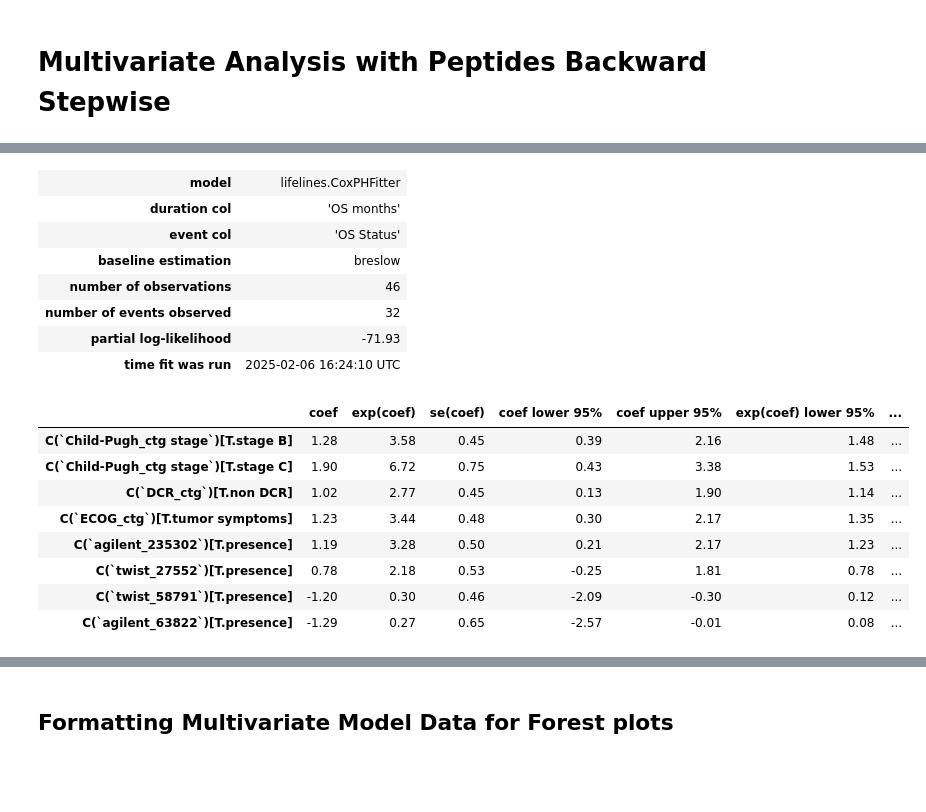
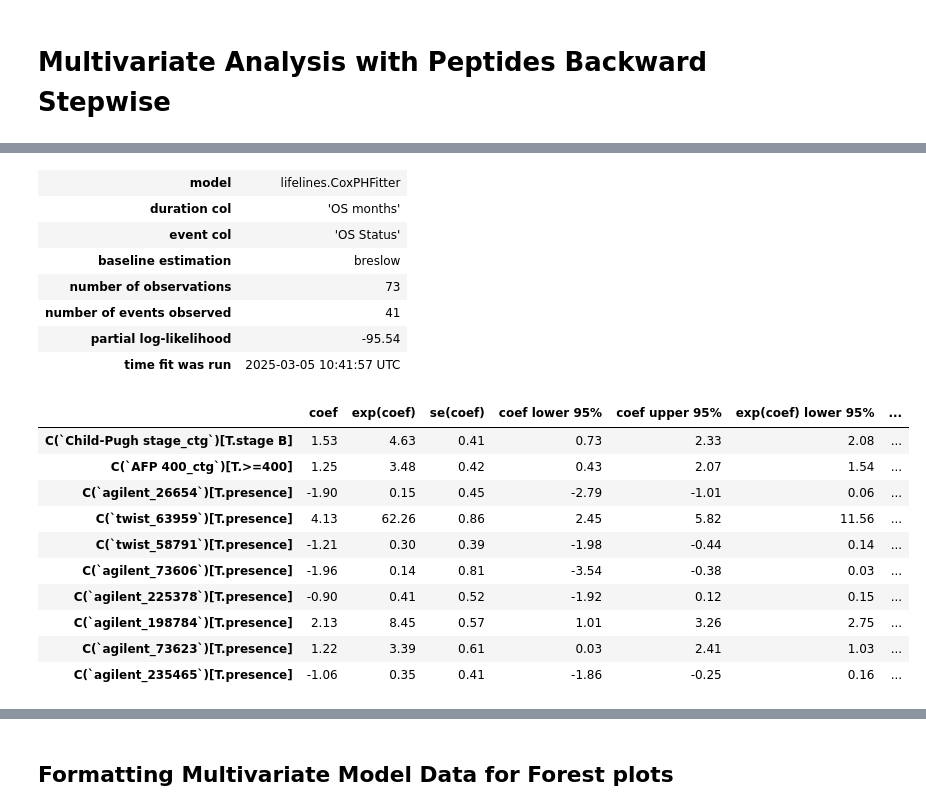
Before and after one commit to csReynaB/HCC-MUW, a Jupyter notebook: survival_analysis_HCC.ipynb, the cells around one changed output, grey strips where cells are left out. Drawn from its saved outputs; the diff is of its cells as text; code cells hidden in the pictures; blank space fills up the shorter version.

```diff
--- a/survival_analysis_HCC.ipynb
+++ b/survival_analysis_HCC.ipynb
@@ -1132,8 +2891,0 @@ plot_time_dependent_auc_with_table(time_points_train, auc_values_train, mean_auc
-# %%
-shap_values_train_df = pd.DataFrame({'SHAP value': np.abs(train_shap_values).mean(0)}, index=X_train.columns).sort_values(by='SHAP value', ascending=False)
-shap_threshold_train = shap_values_train_df['SHAP value'].quantile(0.98)
-top_peptides_train = shap_values_train_df.head(30).index
-# #top_peptides_train = shap_values_train_df[shap_values_train_df['SHAP value'] > shap_threshold_train].index
-shap_values_train_df = pd.DataFrame(train_shap_values, columns=X_train.columns, index=all_validation_indices)
-antigen_scores_time_event_train, antigen_threshold_train, shap_scaler_train, antigen_scaler_train = calculate_antigen_scores_scaled(shap_values_train_df, y_time_train.abs(), y_event_train, top_peptides_train, scaler=None, scaler_antigens=None, threshold=None, val_quantile=40, return_all = True)
-antigen_scores_time_event_train
@@ -1792 +2914,3 @@ with open(f"/home/creyna/Vogl-lab_Projects_git/HCC_MUW_analysis/Data/Predictions
+# %%
+top_peptides_df = feature_manager.get_data_with_target()[top_peptides_train].droplevel(0)
 # %%
@@ -2657,7 +3246,7 @@ C-index on the external validation set: 0.7500
 cph_bwd = CoxPHFitter()
 #formula = " + ".join([f"C(`{p}`)" for p in selected_predictors])
 formula = " + ".join([f"C(`{p}`)" if p not in continuous_predictors else f"`{p}`" for p in selected_predictors])
-cph_bwd.fit(clinical_meta_vienna[["OS months", "OS Status"] + selected_predictors],
+cph_bwd.fit(clinical_meta[["OS months", "OS Status"] + selected_predictors],
         duration_col="OS months", event_col="OS Status", formula=formula)
 
 covariates_groups = cph_bwd.summary.index
@@ -2675,12 +3264,12 @@ for label in covariates_groups:
         else:
             variables[variable] = [group]  # Initialize the variable with a list containing the group
 #variables['agilent_235302'] = ["absence"]
-variables['DCR_ctg'] = ["DCR"]
-variables['Antigen Score (Dichotomized) ctg'] = ["Low Antigen Score"]
+#variables['DCR_ctg'] = ["DCR"]
+#variables['Antigen Score (Dichotomized) ctg'] = ["Low Antigen Score"]
 
 for covariate, values in variables.items():
     # Plot partial effects for each covariate with specified values
-    cleaned_covariate = re.sub(r'(_ctg|stage)', '', covariate)
+    cleaned_covariate = re.sub(r'(100|400|_|ctg)', '', covariate)
     fig, ax = plt.subplots(figsize=(8, 4))
     cph_bwd.plot_partial_effects_on_outcome(covariates=covariate, values=values, cmap='coolwarm', ax=ax)
 
@@ -2692,7 +3281,7 @@ for covariate, values in variables.items():
     plt.tight_layout()
      # Update legend to use the cleaned-up covariate name
     handles, labels = ax.get_legend_handles_labels()
-    ax.legend(handles, [re.sub(r'(_ctg|stage)', '', label) for label in labels])
+    ax.legend(handles, [re.sub(r'( 100| 400|_|ctg|stage )', '', label) for label in labels])
 
     fig_path = Path(config.figures_dir) / f'CoxPhModel_Partial_Effects_Outcome_Backward_{covariate}_{number_peptides}.png'
     plt.savefig(fig_path, dpi=300, bbox_inches='tight')
@@ -2700,18 +3289,15 @@ for covariate, values in variables.items():
 # %% [markdown]
 # Multivariate Analysis with Peptides Backward Stepwise
 # %%
-pass_peptides = ['agilent_235302', 'agilent_241214', 'twist_27552', 'twist_58791', 'agilent_73243', 'twist_28586', 'agilent_63822']
-
-significant_predictors = [significant_predictors_cph[i] for i in [4,9,11]]   #3,4 - ORR,DCR, 5 -BMI, 6 - Cirrhosis, 7 Child-Pugh, 9 - ECOG, 0,11 -AFP, 12 recist, 13 - antigen_score
-significant_predictors = ['Child-Pugh_ctg stage'] + [key for key in predictors_ctg if any(value in key for value in significant_predictors)] + pass_peptides
-
-continuous_predictors = ['AFP']
+significant_predictors = [significant_predictors_cph[i] for i in [4,5,7]]
+significant_predictors = [key for key in predictors_ctg if any(value in key for value in significant_predictors)] + significant_predictors_cph[9:]
+continuous_predictors = ['Sex', 'AFP']
 
 # Step 2: Fit Cox model with all candidate variables
 cph = CoxPHFitter()
 #formula = " + ".join([f"C(`{p}`)" for p in significant_predictors])
 formula = " + ".join([f"C(`{p}`)" if p not in continuous_predictors else f"`{p}`" for p in significant_predictors])
-cph.fit(clinical_meta_vienna[["OS months", "OS Status"] + significant_predictors],
+cph.fit(clinical_meta[["OS months", "OS Status"] + significant_predictors],
         duration_col="OS months", event_col="OS Status", formula=formula)
 
 # Step 3: Start the backward selection process
@@ -2729,7 +3315,7 @@ while len(selected_predictors_peptides) > 0:
 
         formula = " + ".join([f"C(`{p}`)" if p not in continuous_predictors else f"`{p}`" for p in predictors_to_fit])
         #formula = " + ".join([f"C(`{p}`)" for p in predictors_to_fit])
-        cph.fit(clinical_meta_vienna[["OS months", "OS Status"] + predictors_to_fit],
+        cph.fit(clinical_meta[["OS months", "OS Status"] + predictors_to_fit],
                 duration_col="OS months", event_col="OS Status", formula=formula)
 
         # Store the AIC for this candidate model
@@ -2754,7 +3340,7 @@ print("Final Model Predictors:", selected_predictors_peptides)
 cph_bwd_peptides = CoxPHFitter()
 #formula = " + ".join([f"C(`{p}`)" for p in selected_predictors_peptides])
 formula = " + ".join([f"C(`{p}`)" if p not in continuous_predictors else f"`{p}`" for p in selected_predictors_peptides])
-cph_bwd_peptides.fit(clinical_meta_vienna[["OS months", "OS Status"] + selected_predictors_peptides],
+cph_bwd_peptides.fit(clinical_meta[["OS months", "OS Status"] + selected_predictors_peptides],
         duration_col="OS months", event_col="OS Status", formula=formula)
 # Print the final model summary
 cph_bwd_peptides.print_summary()
@@ -2789,13 +3375,13 @@ multivariate_bwd_peptides_cph['P-value'] = multivariate_bwd_peptides_cph['P-valu
 
 print(tabulate(multivariate_bwd_peptides_cph, headers='keys', tablefmt='latex', showindex=False))
 
-# Prepare the external validation set (clinical_meta_hamburg)
-validation_data = clinical_meta_hamburg[["OS months", "OS Status"] + selected_predictors_peptides]
-predicted_risk_scores_bwd_peptides = cph_bwd_peptides.predict_partial_hazard(validation_data)
+# Prepare the external validation set (clinical_meta_validation)
+#validation_data = clinical_meta[["OS months", "OS Status"] + selected_predictors_peptides]
+#predicted_risk_scores_bwd_peptides = cph_bwd_peptides.predict_partial_hazard(validation_data)
 # Calculate the C-index on the external validation set
-c_index_external = concordance_index_ipcw(y_surv_vienna, y_surv_hamburg, predicted_risk_scores_bwd_peptides)[0]
-print(f"C-index on the external validation set: {c_index_external:.4f}")
-#C-index on the external validation set: 0.6809
-#Removed agilent_241214, AIC: 159.86069932874832
-#Final Model Predictors: ['Child-Pugh_ctg stage', 'DCR_ctg', 'ECOG_ctg', 'agilent_235302', 'twist_27552', 'twist_58791', 'agilent_63822']
+#c_index_external = concordance_index_ipcw(y_surv_train, y_surv_val, predicted_risk_scores_bwd_peptides)[0]
+#print(f"C-index on the external validation set: {c_index_external:.4f}")
+#C-index on the external validation set:
+#Removed agilent_241214, AIC: 211.07
+#Final Model Predictors: ['Child-Pugh stage_ctg', 'AFP 400_ctg', 'agilent_26654', 'twist_63959', 'twist_58791', 'agilent_73606', 'agilent_225378', 'agilent_198784', 'agilent_73623', 'agilent_235465']
 # %% [output]
@@ -2807,17 +3393,19 @@ Final Model Predictors: ['Child-Pugh_ctg stage', 'DCR_ctg', 'ECOG_ctg', 'agilent
 | model | lifelines.CoxPHFitter |
 | duration col | 'OS months' |
 | event col | 'OS Status' |
 | baseline estimation | breslow |
-| number of observations | 46 |
-| number of events observed | 32 |
-| partial log-likelihood | -71.93 |
-| time fit was run | 2025-02-06 16:24:10 UTC |
+| number of observations | 73 |
+| number of events observed | 41 |
+| partial log-likelihood | -95.54 |
+| time fit was run | 2025-03-05 10:41:57 UTC |
 |  | coef | exp(coef) | se(coef) | coef lower 95% | coef upper 95% | exp(coef) lower 95% | ... |
-| C(`Child-Pugh_ctg stage`)[T.stage B] | 1.28 | 3.58 | 0.45 | 0.39 | 2.16 | 1.48 | ... |
-| C(`Child-Pugh_ctg stage`)[T.stage C] | 1.90 | 6.72 | 0.75 | 0.43 | 3.38 | 1.53 | ... |
-| C(`DCR_ctg`)[T.non DCR] | 1.02 | 2.77 | 0.45 | 0.13 | 1.90 | 1.14 | ... |
-| C(`ECOG_ctg`)[T.tumor symptoms] | 1.23 | 3.44 | 0.48 | 0.30 | 2.17 | 1.35 | ... |
-| C(`agilent_235302`)[T.presence] | 1.19 | 3.28 | 0.50 | 0.21 | 2.17 | 1.23 | ... |
-| C(`twist_27552`)[T.presence] | 0.78 | 2.18 | 0.53 | -0.25 | 1.81 | 0.78 | ... |
-| C(`twist_58791`)[T.presence] | -1.20 | 0.30 | 0.46 | -2.09 | -0.30 | 0.12 | ... |
-| C(`agilent_63822`)[T.presence] | -1.29 | 0.27 | 0.65 | -2.57 | -0.01 | 0.08 | ... |
+| C(`Child-Pugh stage_ctg`)[T.stage B] | 1.53 | 4.63 | 0.41 | 0.73 | 2.33 | 2.08 | ... |
+| C(`AFP 400_ctg`)[T.>=400] | 1.25 | 3.48 | 0.42 | 0.43 | 2.07 | 1.54 | ... |
+| C(`agilent_26654`)[T.presence] | -1.90 | 0.15 | 0.45 | -2.79 | -1.01 | 0.06 | ... |
+| C(`twist_63959`)[T.presence] | 4.13 | 62.26 | 0.86 | 2.45 | 5.82 | 11.56 | ... |
+| C(`twist_58791`)[T.presence] | -1.21 | 0.30 | 0.39 | -1.98 | -0.44 | 0.14 | ... |
+| C(`agilent_73606`)[T.presence] | -1.96 | 0.14 | 0.81 | -3.54 | -0.38 | 0.03 | ... |
+| C(`agilent_225378`)[T.presence] | -0.90 | 0.41 | 0.52 | -1.92 | 0.12 | 0.15 | ... |
+| C(`agilent_198784`)[T.presence] | 2.13 | 8.45 | 0.57 | 1.01 | 3.26 | 2.75 | ... |
+| C(`agilent_73623`)[T.presence] | 1.22 | 3.39 | 0.61 | 0.03 | 2.41 | 1.03 | ... |
+| C(`agilent_235465`)[T.presence] | -1.06 | 0.35 | 0.41 | -1.86 | -0.25 | 0.16 | ... |
```
Also changed, not shown: parts of 126 cells of this notebook, 5 other files.
